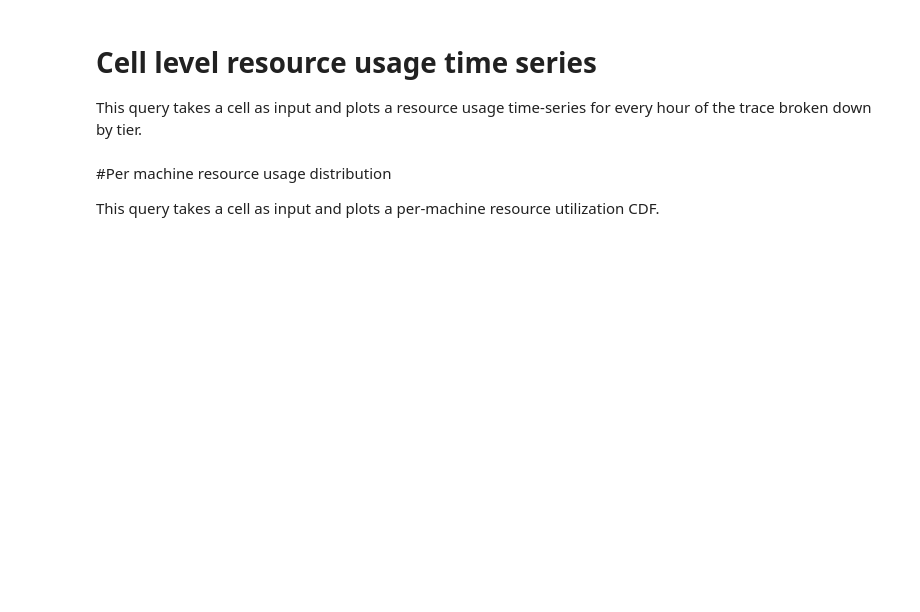
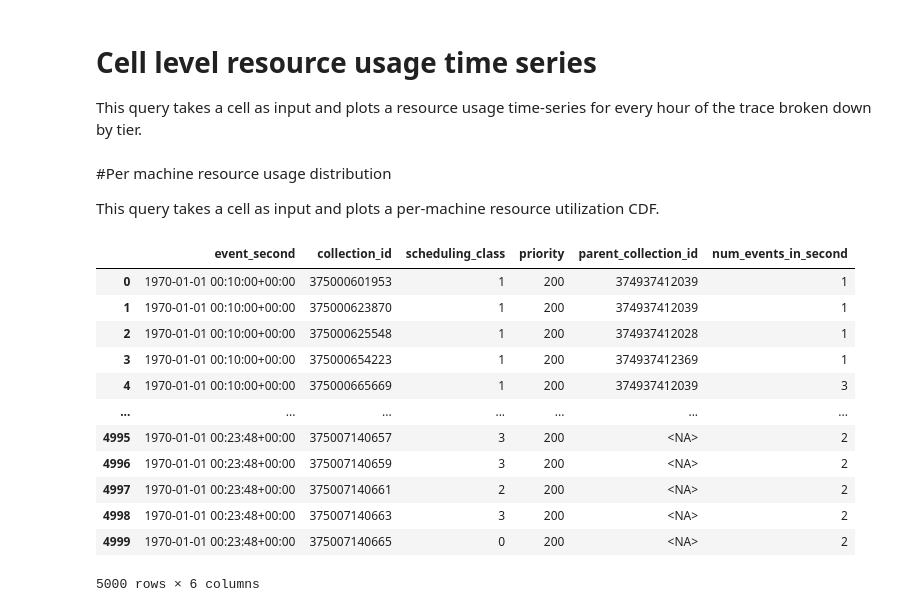
Before and after one commit to XuTaoWang-2002/FlexEH-in-data-center, a Jupyter notebook: clusterdata_analysis_colab.ipynb, the cells around one changed output. Drawn from its saved outputs; the diff is of its cells as text; code cells hidden in the pictures; blank space fills up the shorter version.

```diff
--- a/clusterdata_analysis_colab.ipynb
+++ b/clusterdata_analysis_colab.ipynb
@@ -621,0 +718,16 @@ plot_cdfs(pick_quantiles_from_wide_dataframe(machine_util_dist, ['cpu_util_dist'
+# %%
+collection_summary.head(5000)
+# %% [output]
+|  | event_second | collection_id | scheduling_class | priority | parent_collection_id | num_events_in_second |
+| 0 | 1970-01-01 00:10:00+00:00 | 375000601953 | 1 | 200 | 374937412039 | 1 |
+| 1 | 1970-01-01 00:10:00+00:00 | 375000623870 | 1 | 200 | 374937412039 | 1 |
+| 2 | 1970-01-01 00:10:00+00:00 | 375000625548 | 1 | 200 | 374937412028 | 1 |
+| 3 | 1970-01-01 00:10:00+00:00 | 375000654223 | 1 | 200 | 374937412369 | 1 |
+| 4 | 1970-01-01 00:10:00+00:00 | 375000665669 | 1 | 200 | 374937412039 | 3 |
+| ... | ... | ... | ... | ... | ... | ... |
+| 4995 | 1970-01-01 00:23:48+00:00 | 375007140657 | 3 | 200 | <NA> | 2 |
+| 4996 | 1970-01-01 00:23:48+00:00 | 375007140659 | 3 | 200 | <NA> | 2 |
+| 4997 | 1970-01-01 00:23:48+00:00 | 375007140661 | 2 | 200 | <NA> | 2 |
+| 4998 | 1970-01-01 00:23:48+00:00 | 375007140663 | 3 | 200 | <NA> | 2 |
+| 4999 | 1970-01-01 00:23:48+00:00 | 375007140665 | 0 | 200 | <NA> | 2 |
+5000 rows × 6 columns
```
Also changed, not shown: parts of 10 cells of this notebook.
